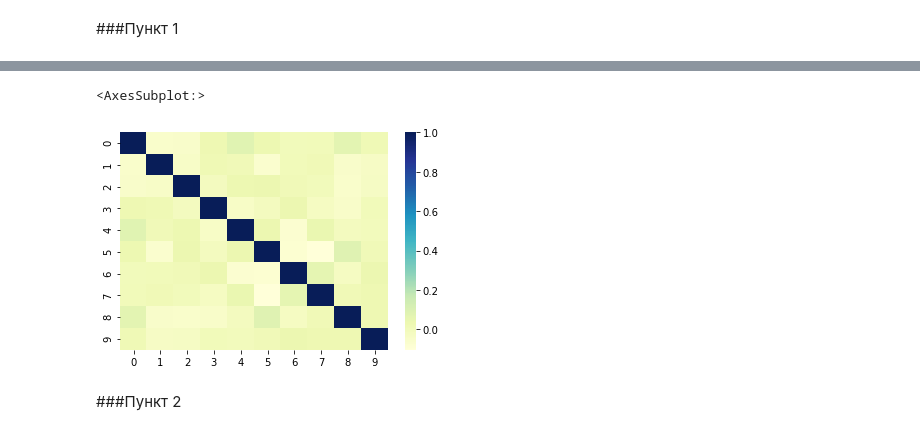
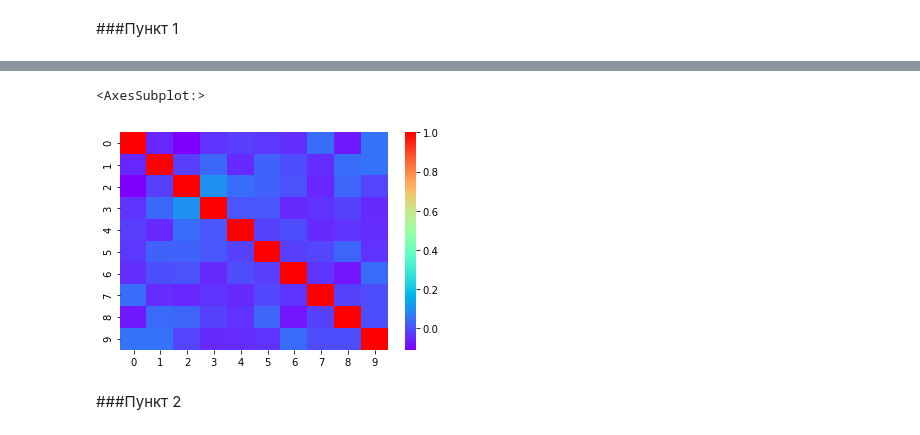
Before and after one commit to BohdanKhomik/ml2021, a Jupyter notebook: lab2/lab2.ipynb, the cells around one changed output, grey strips where cells are left out. Saved outputs shown, nothing was run; the diff lists cells and outputs as text; code cells hidden in the pictures.

```diff
--- a/lab2/lab2.ipynb
+++ b/lab2/lab2.ipynb
@@ -20,7 +20,7 @@ from sklearn.datasets import make_regression
 # %% [markdown]
 ###Пункт 1
 # %%
-X, y = make_regression(n_samples=512, n_features=10, n_informative=100, n_targets=1,  noise=0.0, shuffle=True, coef=False, random_state=None)
+X, y = make_regression(n_samples=512, n_features=10, n_informative=512, n_targets=1,  noise=0.0, shuffle=True, coef=False, random_state=None)
 
 print(X,y)
 # %% [output]
@@ -86,9 +87,9 @@ df.describe()
 # %%
 corr = df.corr()
-sns.heatmap(corr, cmap="YlGnBu")
+sns.heatmap(corr, cmap="rainbow")
 # %% [output]
 <AxesSubplot:>
-[figure, old version]
+[figure, new version]
 # %% [markdown]
 ###Пункт 2
 # %%
```
Also changed, not shown: parts of 26 cells of this notebook, 2 other files.
